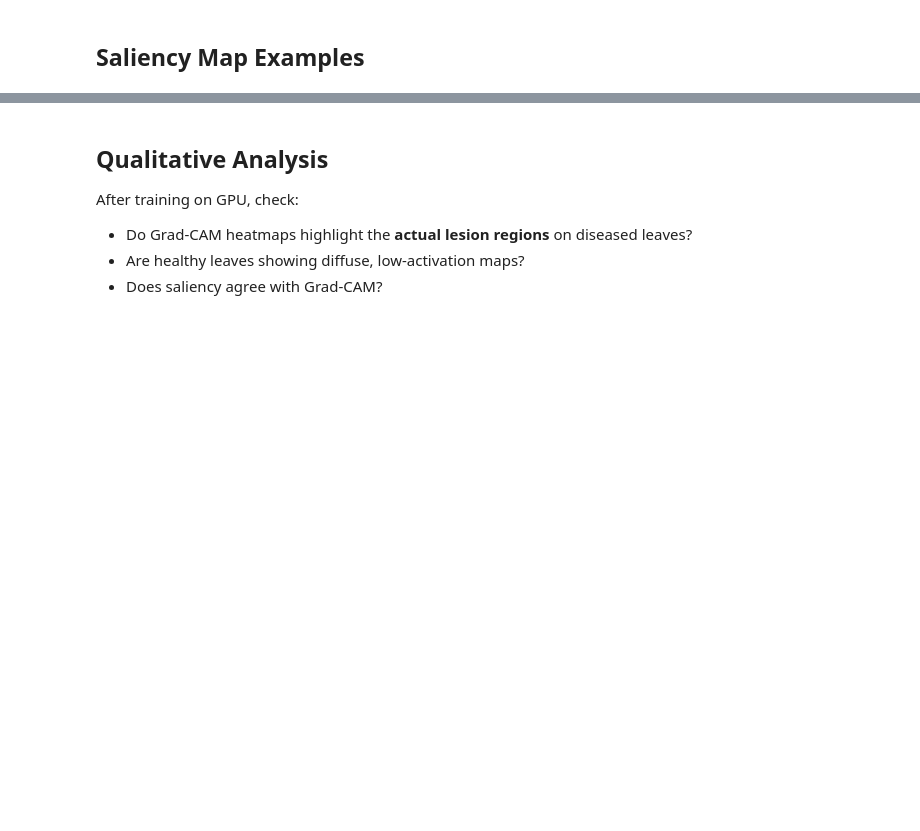
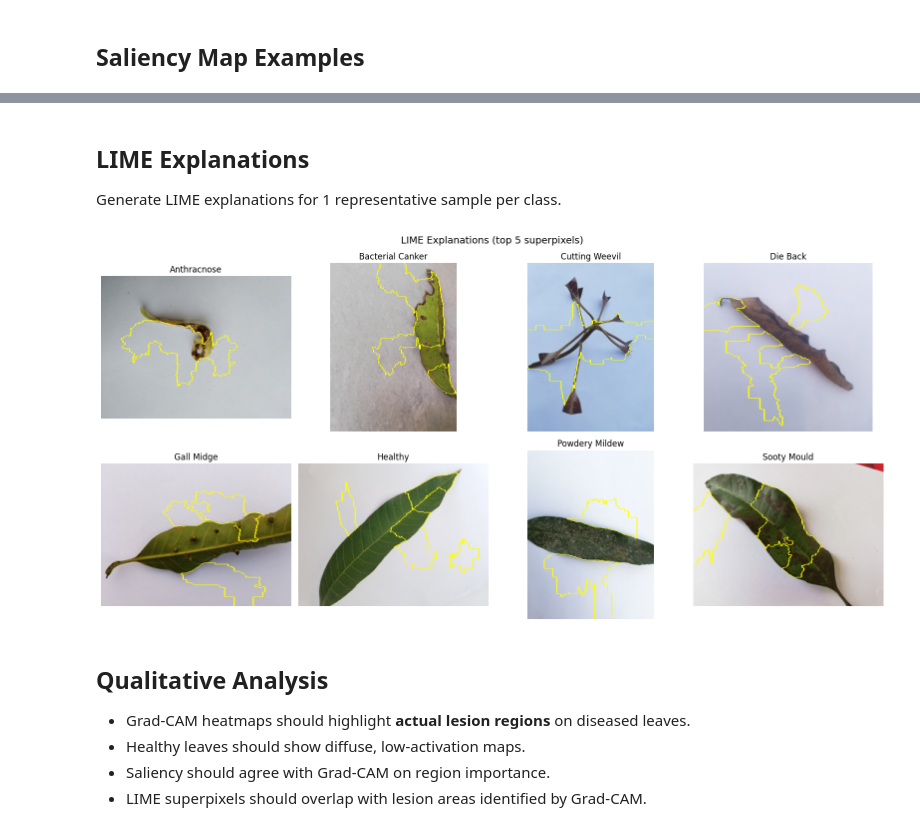
Before and after one commit to manasmishra16/mango-disease-prediction, a Jupyter notebook: notebooks/03_xai.ipynb, the cells around one changed output, grey strips where cells are left out. Saved outputs shown, nothing was run; the diff lists cells and outputs as text; code cells hidden in the pictures; blank space fills up the shorter version.

Commit message:
feat: complete Phase 3 - LIME, fix GradCAM API, training results

```diff
--- a/notebooks/03_xai.ipynb
+++ b/notebooks/03_xai.ipynb
@@ -83,7 +106,37 @@ plt.savefig('reports/figures/xai/saliency_grid.png')
+# %% [markdown]
+## LIME Explanations
+
+Generate LIME explanations for 1 representative sample per class.
+# %%
+from src.models.xai import generate_lime
+from skimage.segmentation import mark_boundaries
+
+# Need raw (non-normalized) dataset for LIME
+raw_dataset = MangoLeafDataset(root_dir='data/raw', transform=None)
+
+fig, axes = plt.subplots(2, 4, figsize=(16, 8))
+for i, ax in enumerate(axes.flat):
+    idx = i * (len(raw_dataset) // 8)
+    image_np, label = raw_dataset[idx]  # Returns raw numpy (cv2 loaded)
+
+    explanation, temp, mask = generate_lime(
+        model, image_np, val_transforms, class_names,
+        num_samples=100, device=device
+    )
+
+    ax.imshow(mark_boundaries(temp / 255.0, mask))
+    ax.set_title(f'{class_names[label]}')
+    ax.axis('off')
+
+plt.suptitle('LIME Explanations (top 5 superpixels)', fontsize=14)
+plt.tight_layout()
+plt.savefig('reports/figures/xai/lime_grid.png')
+# %% [output]
+[figure, added]
 # %% [markdown]
 ## Qualitative Analysis
 
-After training on GPU, check:
-- Do Grad-CAM heatmaps highlight the **actual lesion regions** on diseased leaves?
-- Are healthy leaves showing diffuse, low-activation maps?
-- Does saliency agree with Grad-CAM?
+- Grad-CAM heatmaps should highlight **actual lesion regions** on diseased leaves.
+- Healthy leaves should show diffuse, low-activation maps.
+- Saliency should agree with Grad-CAM on region importance.
+- LIME superpixels should overlap with lesion areas identified by Grad-CAM.
```
Also changed, not shown: parts of 3 cells of this notebook, 3 other files.
